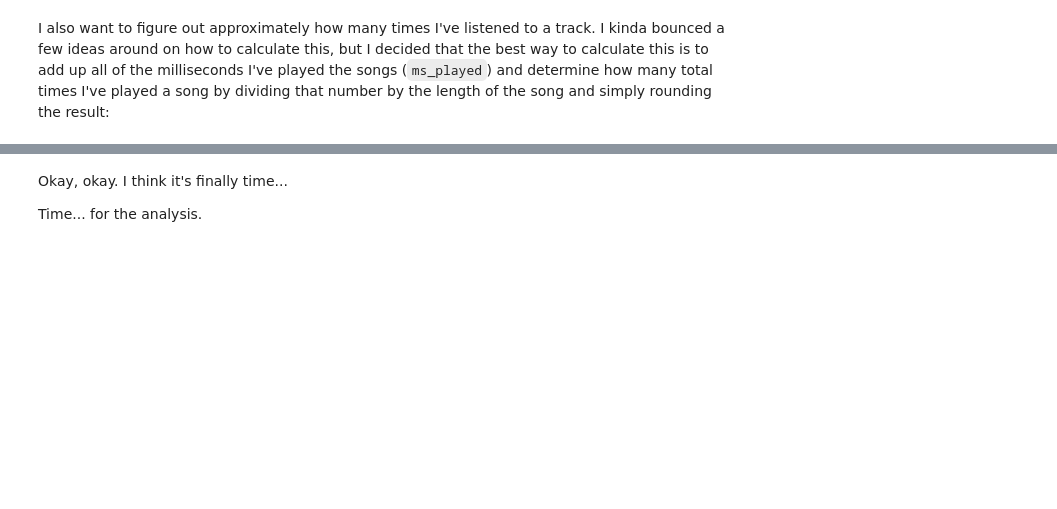
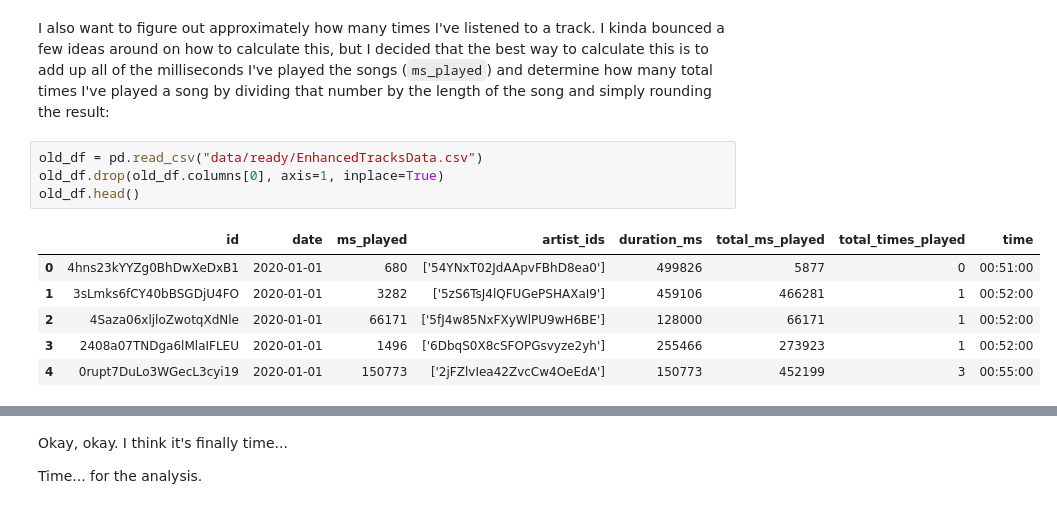
Before and after one commit to justinro-underscore/SpotifyDataAnalysis, a Jupyter notebook: SpotifyTrackDataFeatures.ipynb, the cells around one changed output, grey strips where cells are left out. Drawn from its saved outputs; the diff is of its cells as text; blank space fills up the shorter version.

```diff
--- a/SpotifyTrackDataFeatures.ipynb
+++ b/SpotifyTrackDataFeatures.ipynb
@@ -427,6 +427,17 @@ full_track_data_df.head()
 | 4 | 0rupt7DuLo3WGecL3cyi19 | 2kAN1sZjSQQDkusyXyngep | Frankly Basie / Count Basie Plays... | 1963-01-01 | 15 | ['2jFZlvIea42ZvcCw4OeEdA'] | ['Count Basie'] | ... |
 # %% [markdown]
 I also want to figure out approximately how many times I've listened to a track. I kinda bounced a few ideas around on how to calculate this, but I decided that the best way to calculate this is to add up all of the milliseconds I've played the songs (`ms_played`) and determine how many total times I've played a song by dividing that number by the length of the song and simply rounding the result:
+# %%
+old_df = pd.read_csv("data/ready/EnhancedTracksData.csv")
+old_df.drop(old_df.columns[0], axis=1, inplace=True)
+old_df.head()
+# %% [output]
+|  | id | date | ms_played | artist_ids | duration_ms | total_ms_played | total_times_played | time |
+| 0 | 4hns23kYYZg0BhDwXeDxB1 | 2020-01-01 | 680 | ['54YNxT02JdAApvFBhD8ea0'] | 499826 | 5877 | 0 | 00:51:00 |
+| 1 | 3sLmks6fCY40bBSGDjU4FO | 2020-01-01 | 3282 | ['5zS6TsJ4lQFUGePSHAXaI9'] | 459106 | 466281 | 1 | 00:52:00 |
+| 2 | 4Saza06xljloZwotqXdNle | 2020-01-01 | 66171 | ['5fJ4w85NxFXyWlPU9wH6BE'] | 128000 | 66171 | 1 | 00:52:00 |
+| 3 | 2408a07TNDga6lMlaIFLEU | 2020-01-01 | 1496 | ['6DbqS0X8cSFOPGsvyze2yh'] | 255466 | 273923 | 1 | 00:52:00 |
+| 4 | 0rupt7DuLo3WGecL3cyi19 | 2020-01-01 | 150773 | ['2jFZlvIea42ZvcCw4OeEdA'] | 150773 | 452199 | 3 | 00:55:00 |
 # %%
 if not path.exists("data/ready/EnhancedTracksData.csv"):
     enhanced_tracks_data_df = combined_tracks_data_df.merge(full_track_data_df[["id", "artist_ids", "duration_ms"]], on="id")
```
Also changed, not shown: parts of 5 cells of this notebook, 1 other file.
